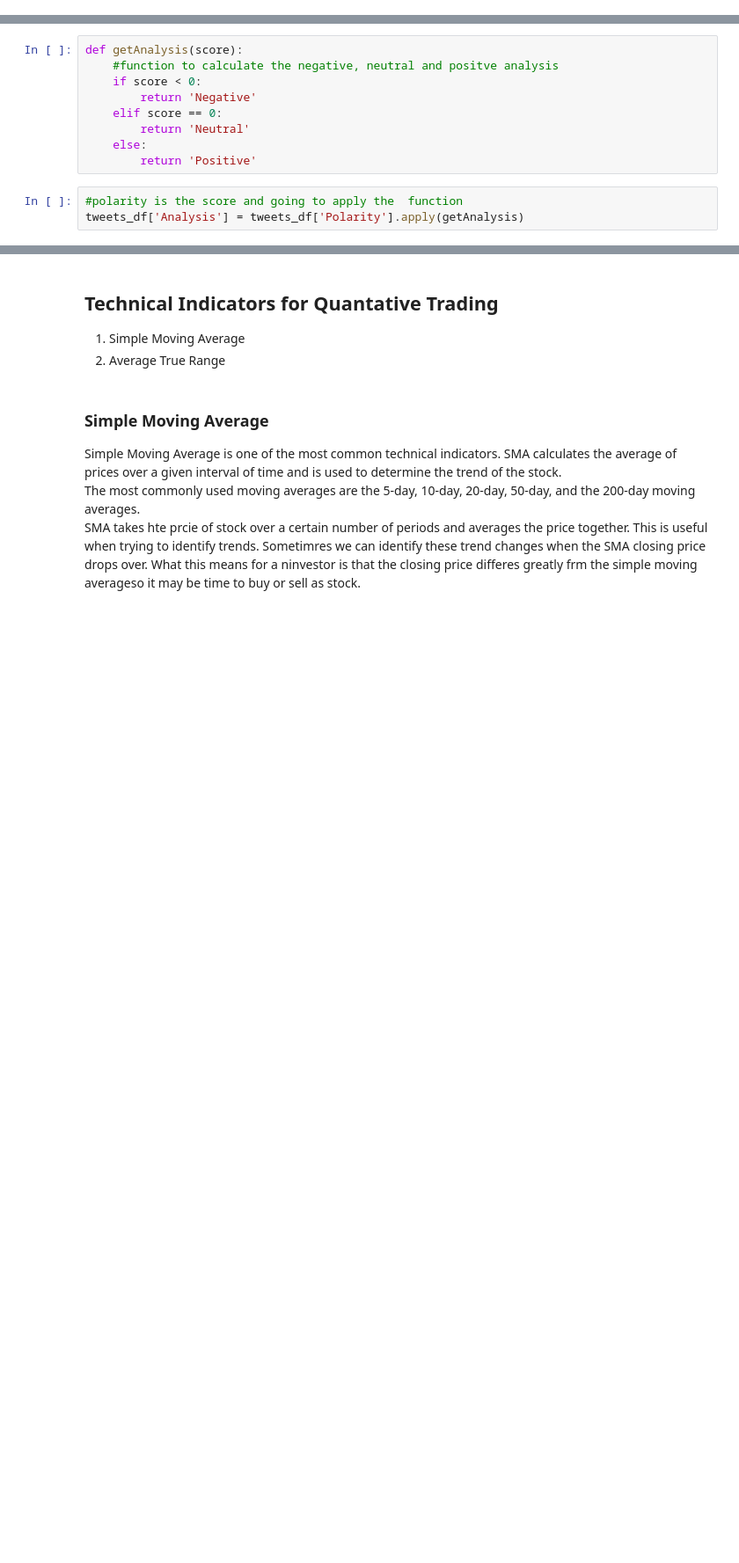
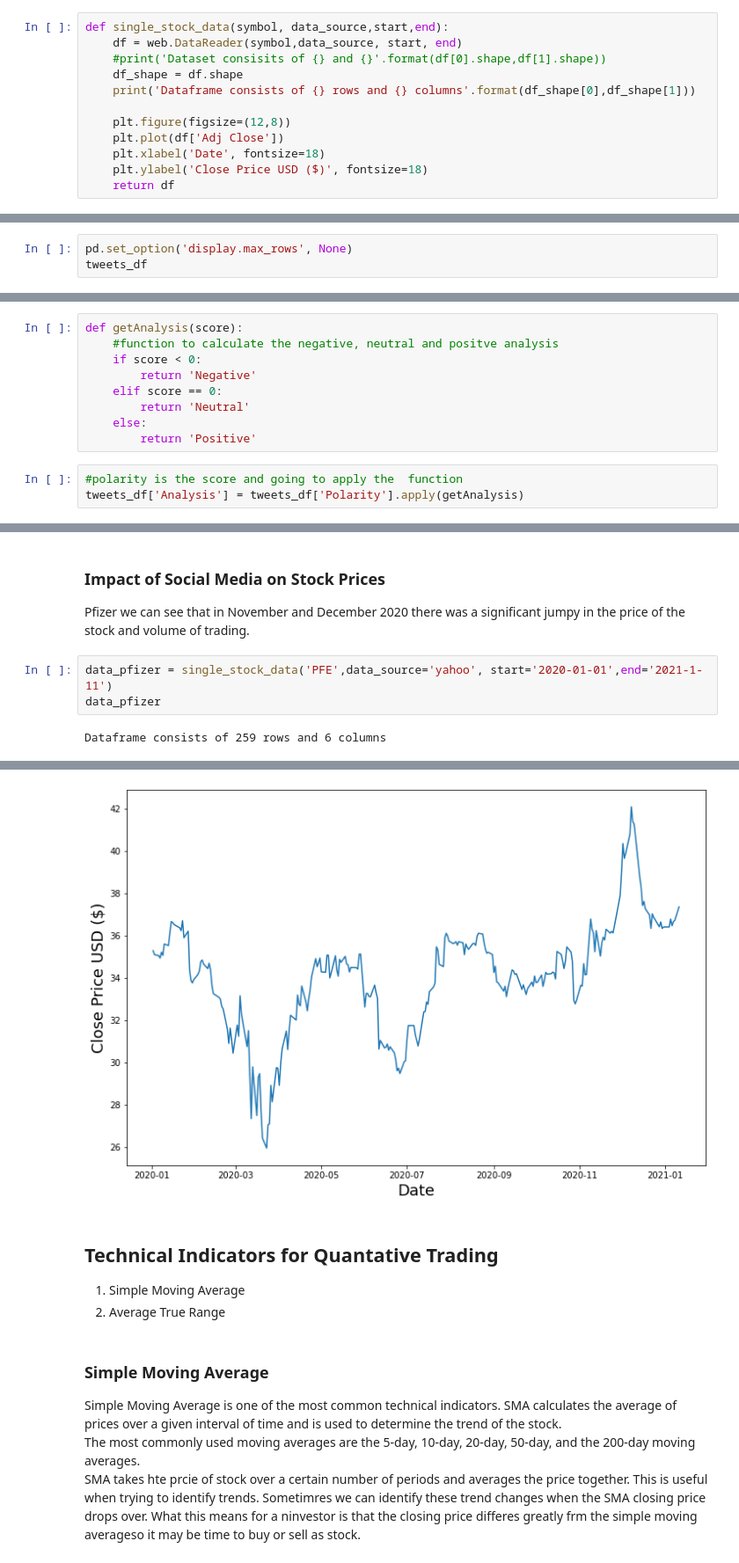
Before and after one commit to davidrtorres/Model-5-Stock-Price-Forecasting, a Jupyter notebook: LSTM_Capstone_1-29-21.ipynb, the cells around one changed output, grey strips where cells are left out. Shown at 88% size. Drawn from its saved outputs; the diff is of its cells as text; blank space fills up the shorter version.

```diff
--- a/LSTM_Capstone_1-29-21.ipynb
+++ b/LSTM_Capstone_1-29-21.ipynb
@@ -36,0 +40,12 @@ The closing price of a stock is the price of that stock at the close of the trad
+# %%
+def single_stock_data(symbol, data_source,start,end):
+    df = web.DataReader(symbol,data_source, start, end)
+    #print('Dataset consisits of {} and {}'.format(df[0].shape,df[1].shape))
+    df_shape = df.shape
+    print('Dataframe consists of {} rows and {} columns'.format(df_shape[0],df_shape[1]))
+
+    plt.figure(figsize=(12,8))
+    plt.plot(df['Adj Close'])
+    plt.xlabel('Date', fontsize=18)
+    plt.ylabel('Close Price USD ($)', fontsize=18)
+    return df
@@ -275,0 +313,3 @@ tweets_df
+# %%
+pd.set_option('display.max_rows', None)
+tweets_df
@@ -304,0 +364,8 @@ tweets_df.head()
+# %% [markdown]
+### Impact of Social Media on Stock Prices
+Pfizer we can see that in November and December 2020 there was a significant jumpy in the price of the stock and volume of trading.
+# %%
+data_pfizer = single_stock_data('PFE',data_source='yahoo', start='2020-01-01',end='2021-1-11')
+data_pfizer
+# %% [output]
+Dataframe consists of 259 rows and 6 columns
@@ -305,3 +390,4 @@ tweets_df.head()
+[figure, added]
 # %% [markdown]
 ## Technical Indicators for Quantative Trading
 1. Simple Moving Average
```
Also changed, not shown: parts of 21 cells of this notebook, 2 other files.
